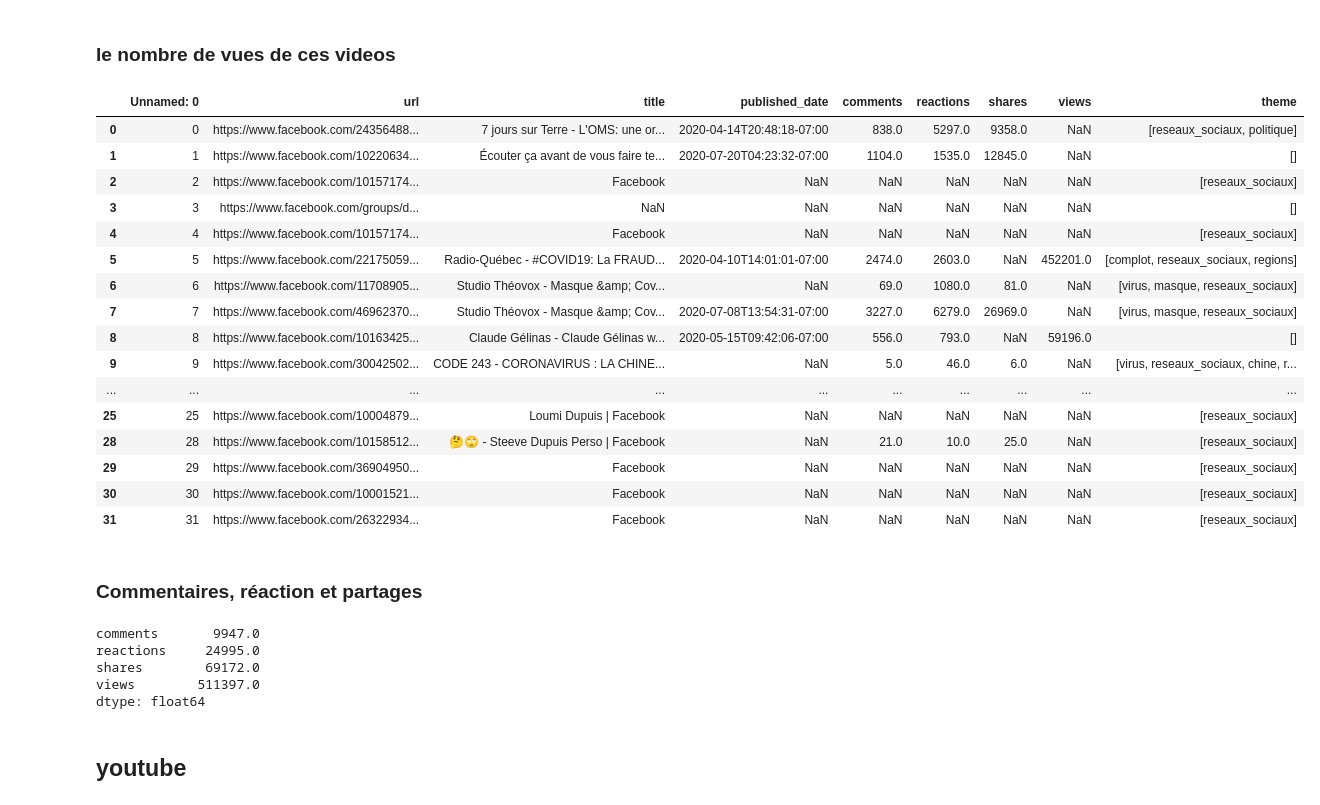
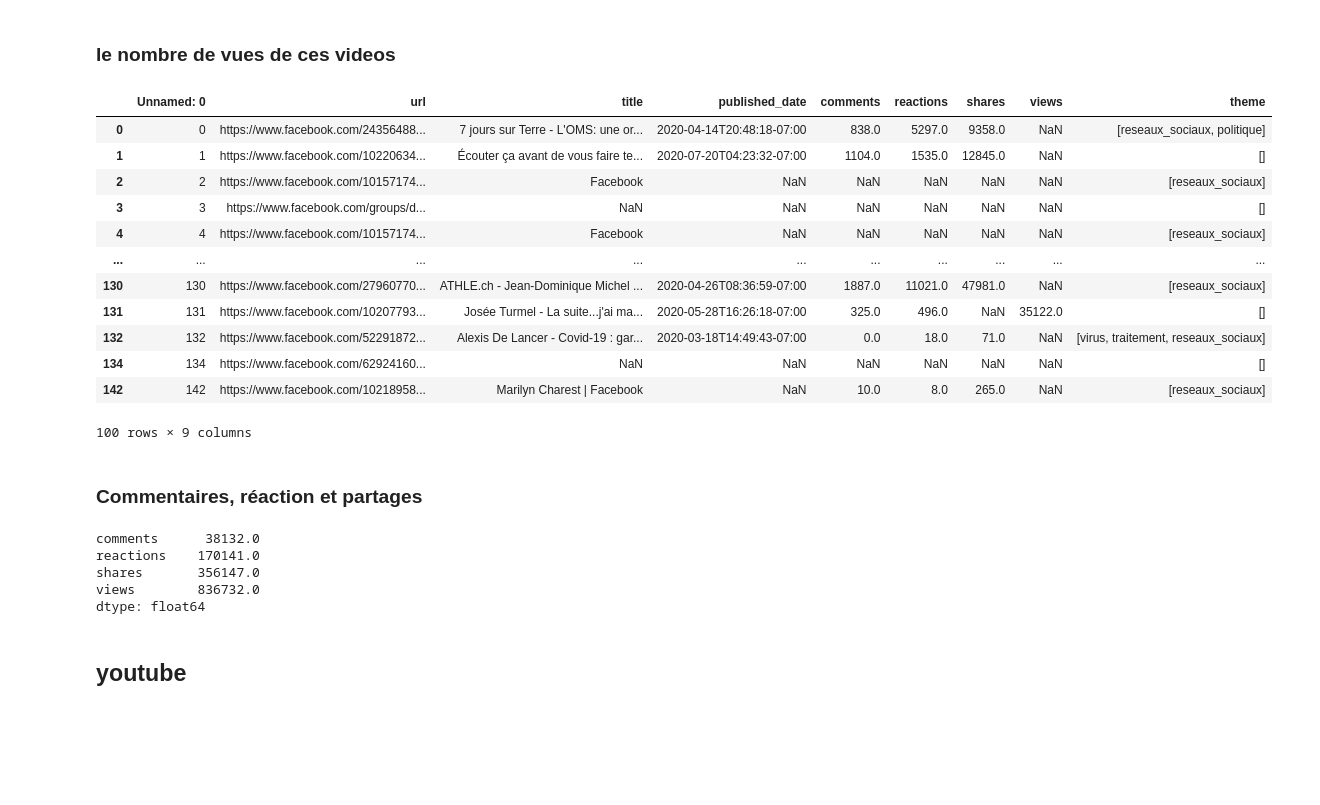
Before and after one commit to jaytouz/pyMboxAnalyser, a Jupyter notebook: notebook/3 - Analyses spécifiques.ipynb, the cells around one changed output. Drawn from its saved outputs; the diff is of its cells as text; code cells hidden in the pictures; blank space fills up the shorter version.

```diff
--- a/notebook/3 - Analyses spécifiques.ipynb
+++ b/notebook/3 - Analyses spécifiques.ipynb
@@ -179,4 +204,4 @@ fb_url.df.sort_values('comments', ascending=False)[:25]
 # %%
-top_fb_urls_in_email = email_df.df.urls.explode()[email_df.df.domain.explode() == 'facebook'].value_counts()[:25]
+top_fb_urls_in_email = email_df.df.urls.explode()[email_df.df.domain.explode() == 'facebook'].value_counts()[:100]
 top_fb_urls_in_email
 # %% [output]
@@ -200,35 +220,31 @@ Name: urls, dtype: int64
 # %% [markdown]
 ### le nombre de vues de ces videos
 # %%
-data_fb_top_25 = fb_url.df[fb_url.df.url.apply(lambda u : u in top_fb_urls_in_email.index.values)]
-data_fb_top_25
+data_fb_top_100 = fb_url.df[fb_url.df.url.apply(lambda u : u in top_fb_urls_in_email.index.values)]
+data_fb_top_100
 # %% [output]
 |  | Unnamed: 0 | url | title | published_date | comments | reactions | shares | views | theme |
 | 0 | 0 | https://www.facebook.com/24356488... | 7 jours sur Terre - L'OMS: une or... | 2020-04-14T20:48:18-07:00 | 838.0 | 5297.0 | 9358.0 | NaN | [reseaux_sociaux, politique] |
 | 1 | 1 | https://www.facebook.com/10220634... | Écouter ça avant de vous faire te... | 2020-07-20T04:23:32-07:00 | 1104.0 | 1535.0 | 12845.0 | NaN | [] |
 | 2 | 2 | https://www.facebook.com/10157174... | Facebook | NaN | NaN | NaN | NaN | NaN | [reseaux_sociaux] |
 | 3 | 3 | https://www.facebook.com/groups/d... | NaN | NaN | NaN | NaN | NaN | NaN | [] |
 | 4 | 4 | https://www.facebook.com/10157174... | Facebook | NaN | NaN | NaN | NaN | NaN | [reseaux_sociaux] |
-| 5 | 5 | https://www.facebook.com/22175059... | Radio-Québec - #COVID19: La FRAUD... | 2020-04-10T14:01:01-07:00 | 2474.0 | 2603.0 | NaN | 452201.0 | [complot, reseaux_sociaux, regions] |
-| 6 | 6 | https://www.facebook.com/11708905... | Studio Théovox - Masque &amp; Cov... | NaN | 69.0 | 1080.0 | 81.0 | NaN | [virus, masque, reseaux_sociaux] |
-| 7 | 7 | https://www.facebook.com/46962370... | Studio Théovox - Masque &amp; Cov... | 2020-07-08T13:54:31-07:00 | 3227.0 | 6279.0 | 26969.0 | NaN | [virus, masque, reseaux_sociaux] |
-| 8 | 8 | https://www.facebook.com/10163425... | Claude Gélinas - Claude Gélinas w... | 2020-05-15T09:42:06-07:00 | 556.0 | 793.0 | NaN | 59196.0 | [] |
-| 9 | 9 | https://www.facebook.com/30042502... | CODE 243 - CORONAVIRUS : LA CHINE... | NaN | 5.0 | 46.0 | 6.0 | NaN | [virus, reseaux_sociaux, chine, r... |
 | ... | ... | ... | ... | ... | ... | ... | ... | ... | ... |
-| 25 | 25 | https://www.facebook.com/10004879... | Loumi Dupuis | Facebook | NaN | NaN | NaN | NaN | NaN | [reseaux_sociaux] |
-| 28 | 28 | https://www.facebook.com/10158512... | 🤔🙄 - Steeve Dupuis Perso | Facebook | NaN | 21.0 | 10.0 | 25.0 | NaN | [reseaux_sociaux] |
-| 29 | 29 | https://www.facebook.com/36904950... | Facebook | NaN | NaN | NaN | NaN | NaN | [reseaux_sociaux] |
-| 30 | 30 | https://www.facebook.com/10001521... | Facebook | NaN | NaN | NaN | NaN | NaN | [reseaux_sociaux] |
-| 31 | 31 | https://www.facebook.com/26322934... | Facebook | NaN | NaN | NaN | NaN | NaN | [reseaux_sociaux] |
+| 130 | 130 | https://www.facebook.com/27960770... | ATHLE.ch - Jean-Dominique Michel ... | 2020-04-26T08:36:59-07:00 | 1887.0 | 11021.0 | 47981.0 | NaN | [reseaux_sociaux] |
+| 131 | 131 | https://www.facebook.com/10207793... | Josée Turmel - La suite...j'ai ma... | 2020-05-28T16:26:18-07:00 | 325.0 | 496.0 | NaN | 35122.0 | [] |
+| 132 | 132 | https://www.facebook.com/52291872... | Alexis De Lancer - Covid-19 : gar... | 2020-03-18T14:49:43-07:00 | 0.0 | 18.0 | 71.0 | NaN | [virus, traitement, reseaux_sociaux] |
+| 134 | 134 | https://www.facebook.com/62924160... | NaN | NaN | NaN | NaN | NaN | NaN | [] |
+| 142 | 142 | https://www.facebook.com/10218958... | Marilyn Charest | Facebook | NaN | 10.0 | 8.0 | 265.0 | NaN | [reseaux_sociaux] |
+100 rows × 9 columns
 # %% [markdown]
 ### Commentaires, réaction et partages
 # %%
-data_fb_top_25[['comments', 'reactions', 'shares', 'views']].sum()
+data_fb_top_100[['comments', 'reactions', 'shares', 'views']].sum()
 # %% [output]
-comments       9947.0
-reactions     24995.0
-shares        69172.0
-views        511397.0
+comments      38132.0
+reactions    170141.0
+shares       356147.0
+views        836732.0
 dtype: float64
 # %% [markdown]
 ## youtube
```
Also changed, not shown: parts of 69 cells of this notebook, 28 other files.
